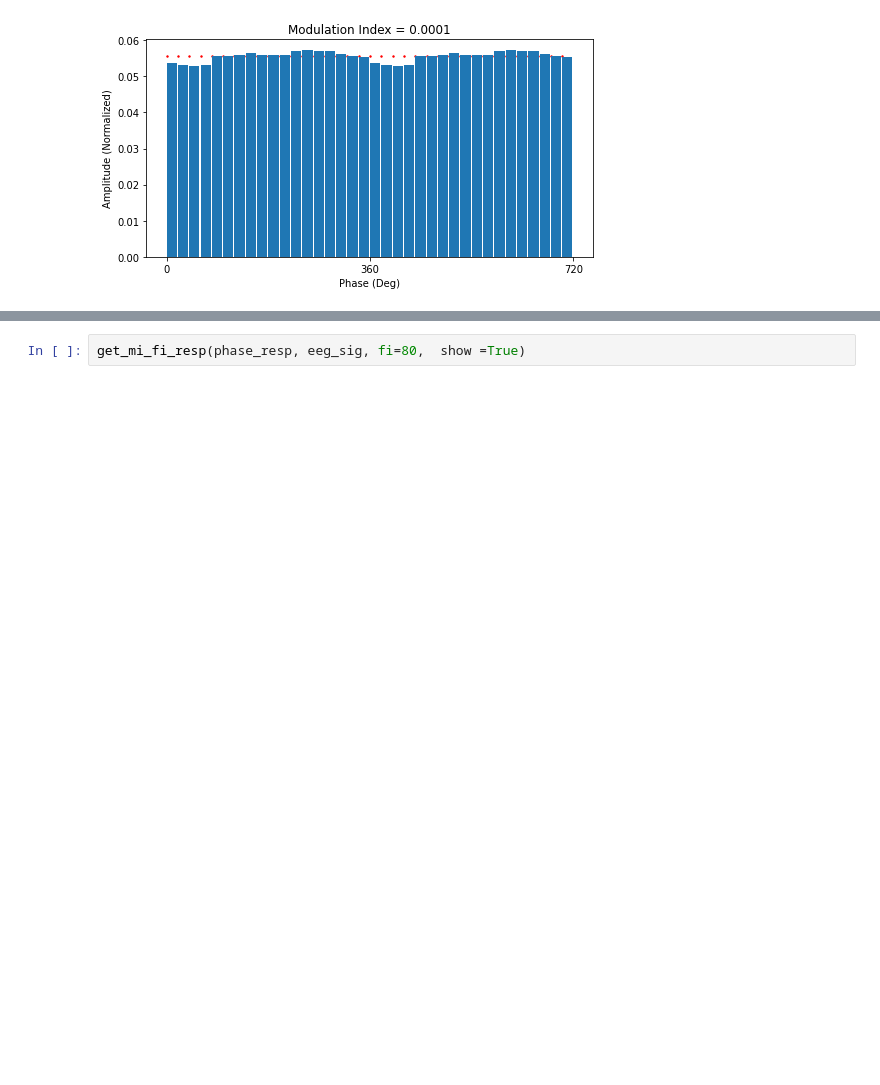
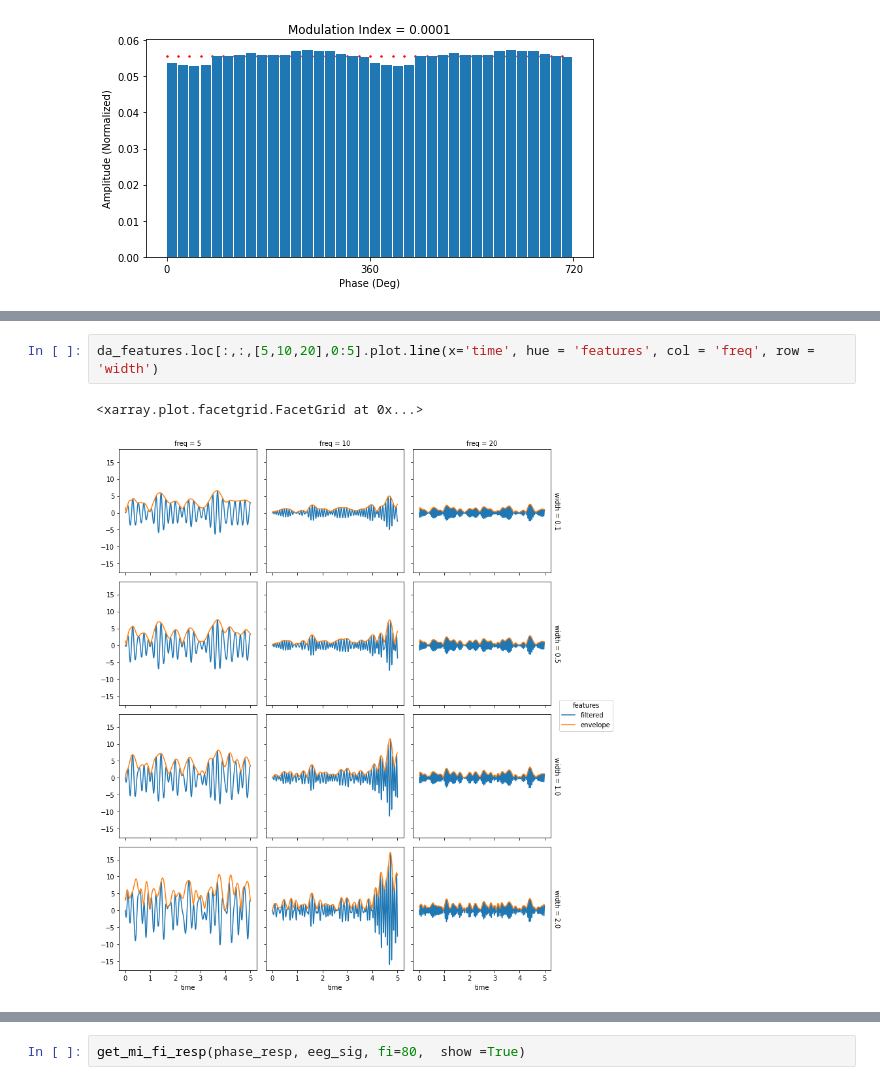
Before and after one commit to ValentinGhibaudo/Sleep_EEG_Respi, a Jupyter notebook: pac_rsp_slowwaves.ipynb, the cells around one changed output, grey strips where cells are left out. Saved outputs shown, nothing was run; the diff lists cells and outputs as text; blank space fills up the shorter version.

```diff
--- a/pac_rsp_slowwaves.ipynb
+++ b/pac_rsp_slowwaves.ipynb
@@ -351 +351,6 @@ df_mi_resp = pd.DataFrame(rows, columns = ['freq','mi'])
+# %%
+da_features.loc[:,:,[5,10,20],0:5].plot.line(x='time', hue = 'features', col = 'freq', row = 'width')
+# %% [output]
+<xarray.plot.facetgrid.FacetGrid at 0x...>
+[figure, added]
 # %%
```
Also changed, not shown: parts of 18 cells of this notebook, 2 other files.
